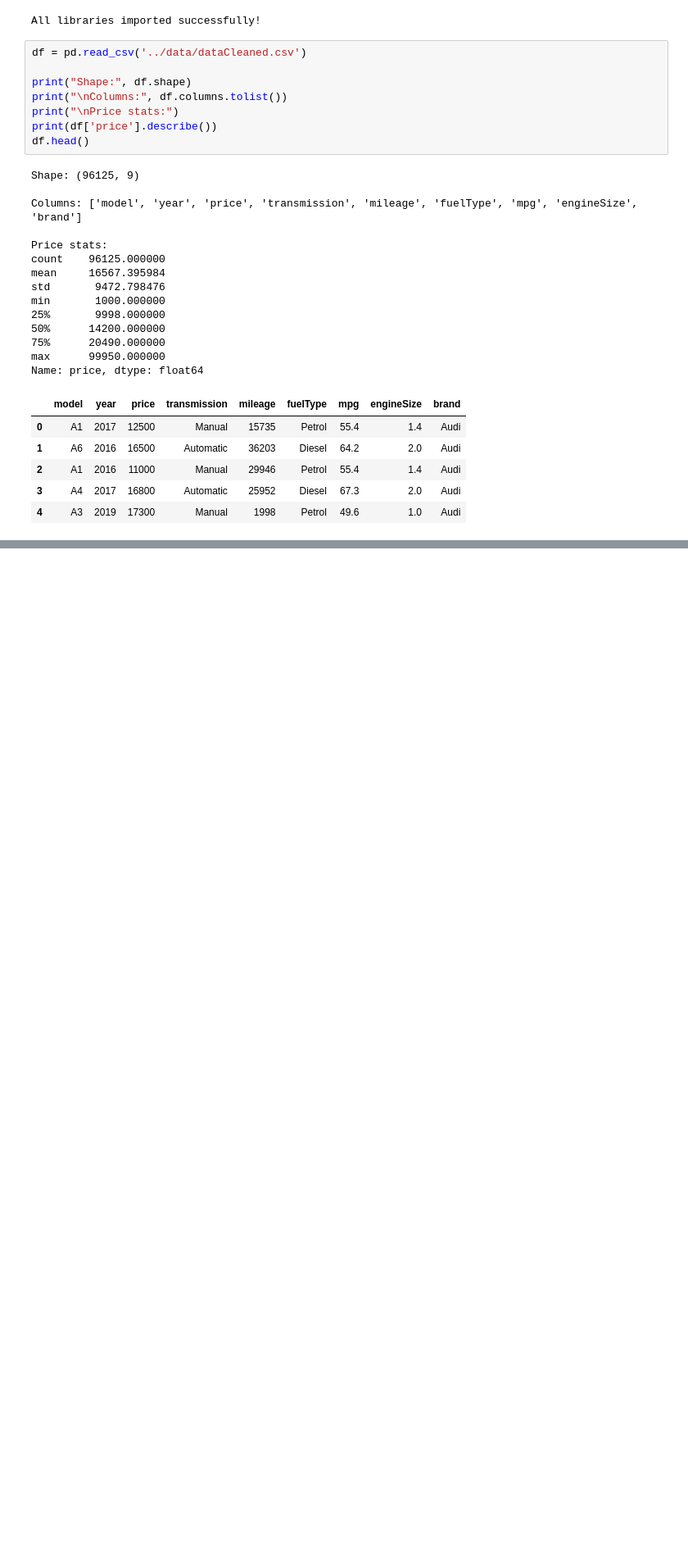
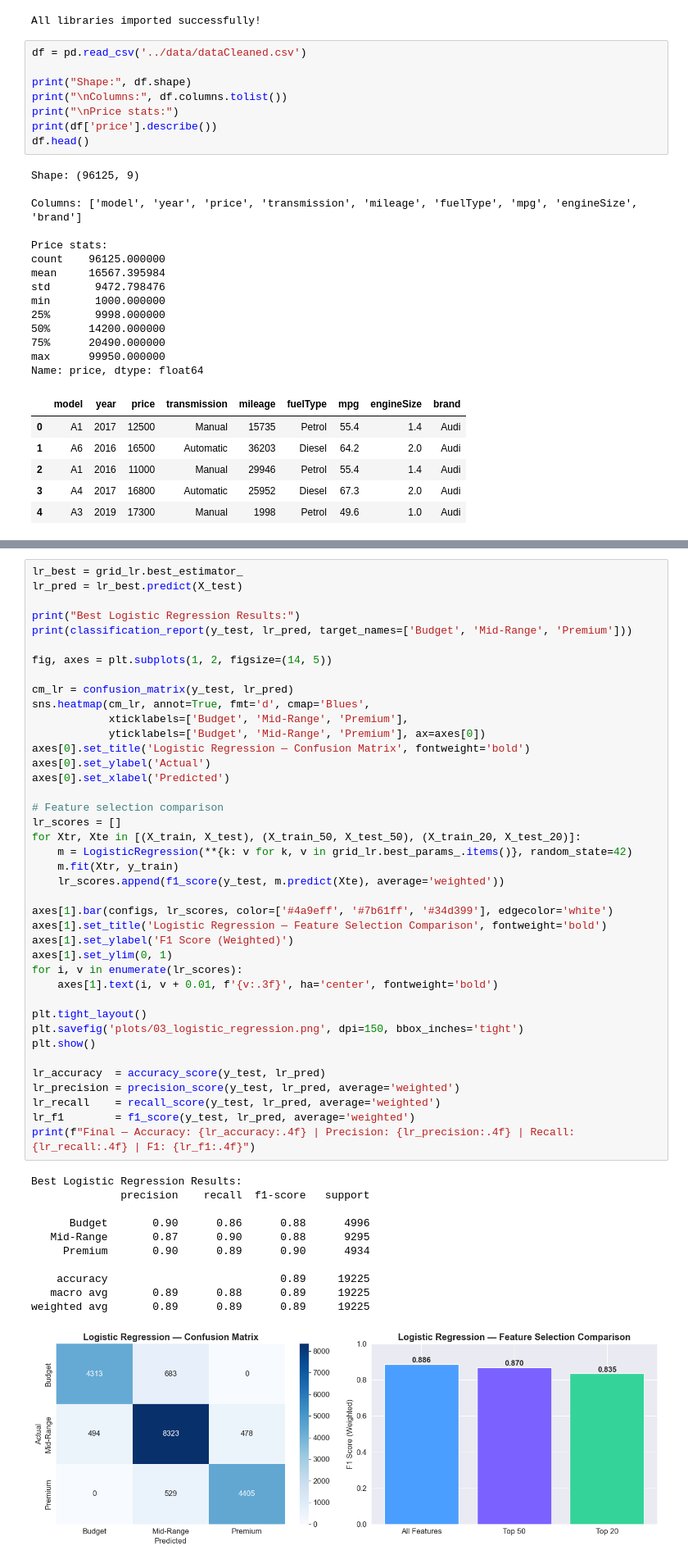
Before and after one commit to ErinaTernava/AutoValue, a Jupyter notebook: notebooks/classifications.ipynb, the cells around one changed output, grey strips where cells are left out. Shown at 82% size. Cells and saved outputs as stored; diff of their text form; blank space fills up the shorter version.

Commit message:
added logic regression and confusion matrices

```diff
--- a/notebooks/classifications.ipynb
+++ b/notebooks/classifications.ipynb
@@ -190,0 +228,52 @@ print(f"Best CV F1 score: {grid_lr.best_score_:.4f}")
+# %%
+lr_best = grid_lr.best_estimator_
+lr_pred = lr_best.predict(X_test)
+
+print("Best Logistic Regression Results:")
+print(classification_report(y_test, lr_pred, target_names=['Budget', 'Mid-Range', 'Premium']))
+
+fig, axes = plt.subplots(1, 2, figsize=(14, 5))
+
+cm_lr = confusion_matrix(y_test, lr_pred)
+sns.heatmap(cm_lr, annot=True, fmt='d', cmap='Blues',
+            xticklabels=['Budget', 'Mid-Range', 'Premium'],
+            yticklabels=['Budget', 'Mid-Range', 'Premium'], ax=axes[0])
+axes[0].set_title('Logistic Regression — Confusion Matrix', fontweight='bold')
+axes[0].set_ylabel('Actual')
+axes[0].set_xlabel('Predicted')
+
+# Feature selection comparison
+lr_scores = []
+for Xtr, Xte in [(X_train, X_test), (X_train_50, X_test_50), (X_train_20, X_test_20)]:
+    m = LogisticRegression(**{k: v for k, v in grid_lr.best_params_.items()}, random_state=42)
+    m.fit(Xtr, y_train)
+    lr_scores.append(f1_score(y_test, m.predict(Xte), average='weighted'))
+
+axes[1].bar(configs, lr_scores, color=['#4a9eff', '#7b61ff', '#34d399'], edgecolor='white')
+axes[1].set_title('Logistic Regression — Feature Selection Comparison', fontweight='bold')
+axes[1].set_ylabel('F1 Score (Weighted)')
+axes[1].set_ylim(0, 1)
+for i, v in enumerate(lr_scores):
+    axes[1].text(i, v + 0.01, f'{v:.3f}', ha='center', fontweight='bold')
+
+plt.tight_layout()
+plt.savefig('plots/03_logistic_regression.png', dpi=150, bbox_inches='tight')
+plt.show()
+
+lr_accuracy  = accuracy_score(y_test, lr_pred)
+lr_precision = precision_score(y_test, lr_pred, average='weighted')
+lr_recall    = recall_score(y_test, lr_pred, average='weighted')
+lr_f1        = f1_score(y_test, lr_pred, average='weighted')
+print(f"Final — Accuracy: {lr_accuracy:.4f} | Precision: {lr_precision:.4f} | Recall: {lr_recall:.4f} | F1: {lr_f1:.4f}")
+# %% [output]
+Best Logistic Regression Results:
+              precision    recall  f1-score   support
+
+      Budget       0.90      0.86      0.88      4996
+   Mid-Range       0.87      0.90      0.88      9295
+     Premium       0.90      0.89      0.90      4934
+
+    accuracy                           0.89     19225
+   macro avg       0.89      0.88      0.89     19225
+weighted avg       0.89      0.89      0.89     19225
+[figure, added]
```
Also changed, not shown: parts of 9 cells of this notebook, 2 other files.
